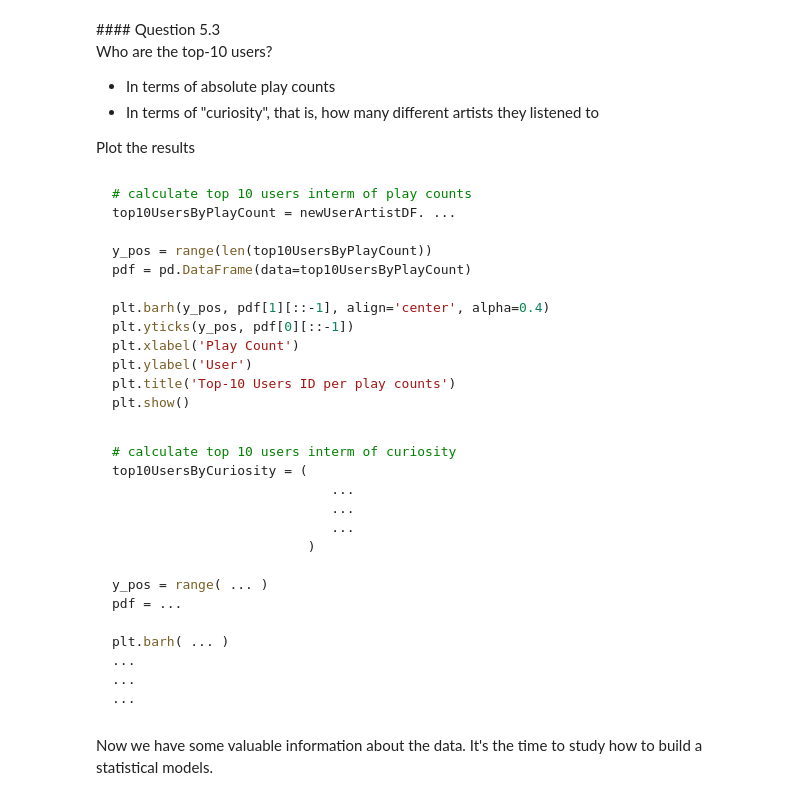
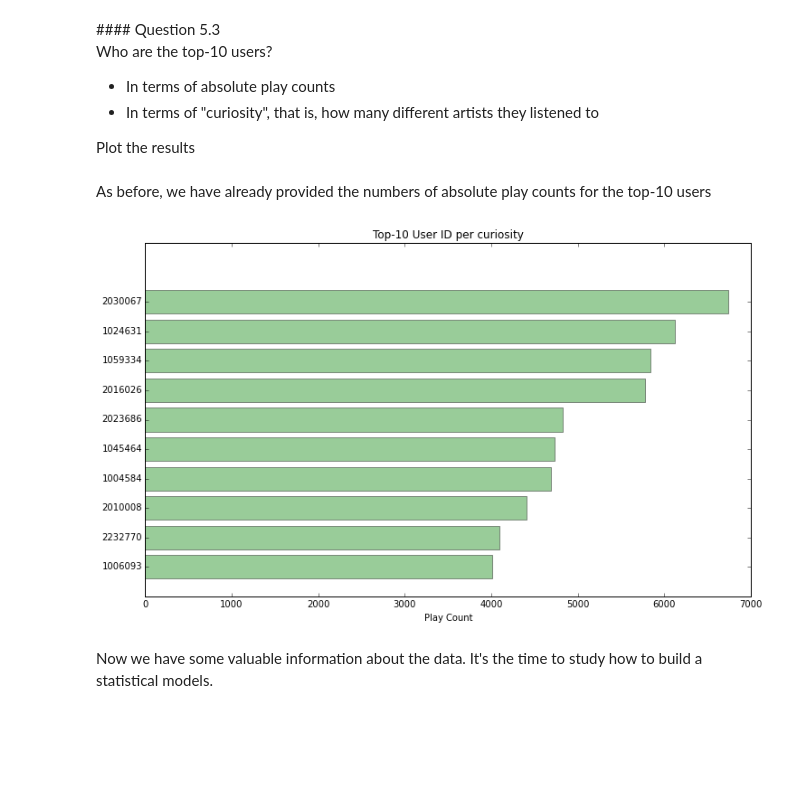
Before and after one commit to MatteoRomiti/Algorithmic-Machine-Learning, a Jupyter notebook: Notebooks/[Lecture 3+4] Recommender algorithm - Music recommendations.ipynb, the cells around one changed output. Drawn from its saved outputs; the diff is of its cells as text; code cells hidden in the pictures; blank space fills up the shorter version.

````diff
--- a/Notebooks/[Lecture 3+4] Recommender algorithm - Music recommendations.ipynb
+++ b/Notebooks/[Lecture 3+4] Recommender algorithm - Music recommendations.ipynb
@@ -767,38 +868,27 @@ Who are the top-10 users?
   * In terms of "curiosity", that is, how many different artists they listened to
 
 Plot the results
-# %% [markdown]
-```python
-# calculate top 10 users interm of play counts
-top10UsersByPlayCount = newUserArtistDF. ...
-
-y_pos = range(len(top10UsersByPlayCount))
-pdf = pd.DataFrame(data=top10UsersByPlayCount)
-
-plt.barh(y_pos, pdf[1][::-1], align='center', alpha=0.4)
-plt.yticks(y_pos, pdf[0][::-1])
-plt.xlabel('Play Count')
-plt.ylabel('User')
-plt.title('Top-10 Users ID per play counts')
-plt.show()
-```
-# %% [markdown]
-```python
-# calculate top 10 users interm of curiosity
-top10UsersByCuriosity = (
-                            ...
-                            ...
-                            ...
-                         )
-
-y_pos = range( ... )
-pdf = ...
-
-plt.barh( ... )
-...
-...
-...
-```
+# %% [markdown]
+As before, we have already provided the numbers of absolute play counts for the top-10 users
+# %%
+curiousUsersDF = newUserArtistDF.select('userID', 'artistID').groupBy('userID').count()\
+               .orderBy('count', ascending = 0).cache()
+# %%
+curiousUsersPD = pd.DataFrame(data=curiousUsersDF.limit(10).collect())
+users = curiousUsersPD[0].values
+counts = curiousUsersPD[1].values
+
+y_pos = np.arange(len(artists))
+plt.figure(figsize=(12,7))
+
+plt.barh(y_pos, counts, align='center', alpha=0.4, color='green')
+plt.yticks(y_pos, users)
+plt.gca().invert_yaxis()
+plt.xlabel('Play Count')
+plt.title('Top-10 User ID per curiosity')
+plt.show()
+# %% [output]
+[figure, added]
 # %% [markdown]
 Now we have some valuable information about the data. It's the time to study how to build a statistical models.
 # %% [markdown]
````
Also changed, not shown: parts of 69 cells of this notebook, 1 other file.
